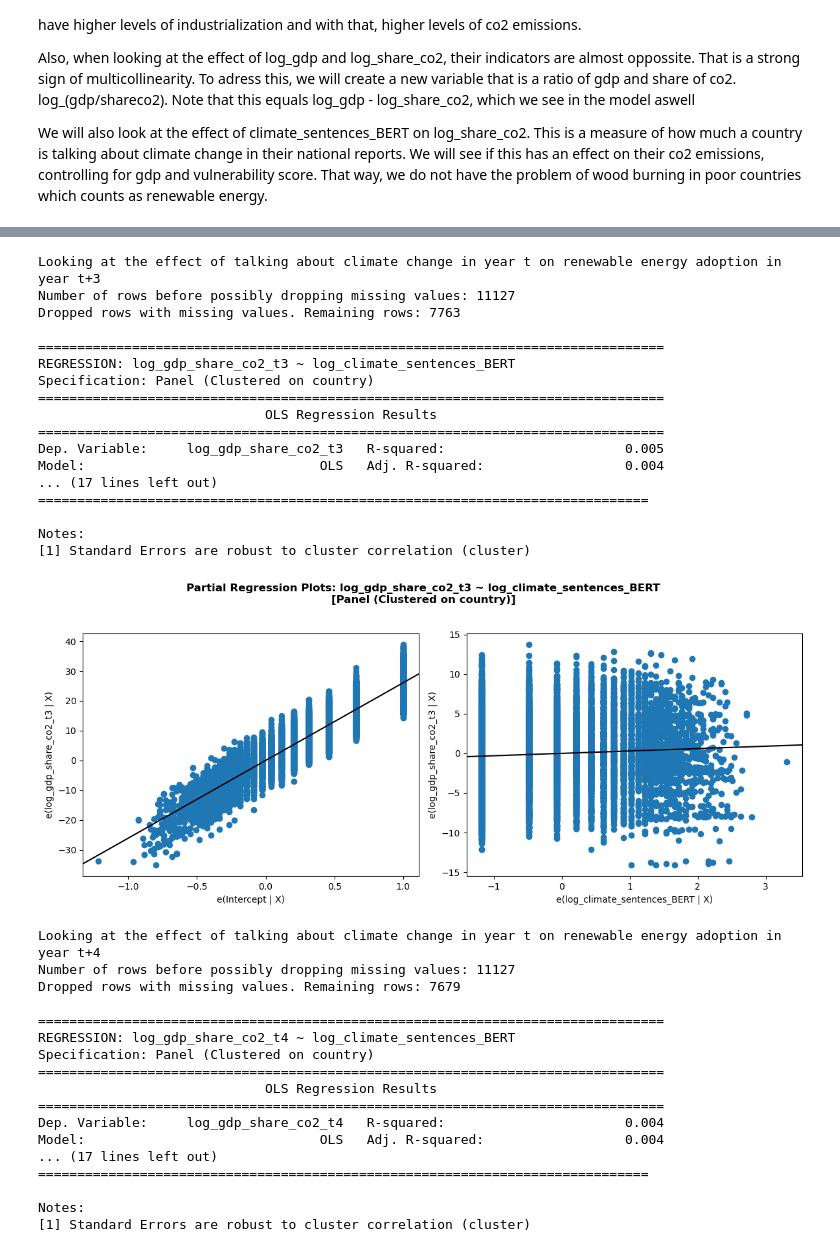
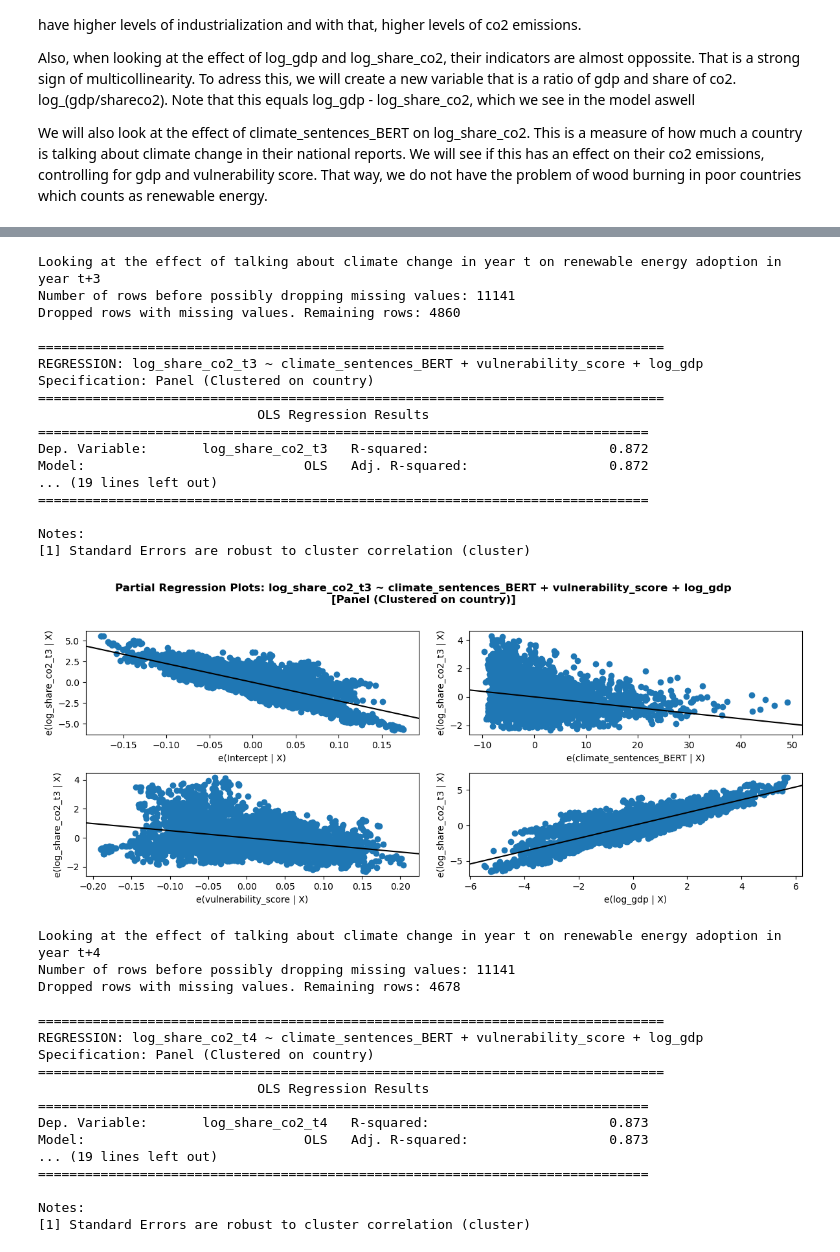
Before and after one commit to jacobgroot/FDS, a Jupyter notebook: analysis.ipynb, the cells around one changed output, grey strips where cells are left out. Cells and saved outputs as stored; diff of their text form; code cells hidden in the pictures.

```diff
--- a/analysis.ipynb
+++ b/analysis.ipynb
@@ -103,6 +103,3 @@ Also, when looking at the effect of log_gdp and log_share_co2, their indicators
 We will also look at the effect of climate_sentences_BERT on log_share_co2. This is a measure of how much a country is talking about climate change in their national reports. We will see if this has an effect on their co2 emissions, controlling for gdp and vulnerability score. That way, we do not have the problem of wood burning in poor countries which counts as renewable energy.
 # %%
 preprocessed_data["log_gdp_share_co2"] = preprocessed_data["log_gdp"] - preprocessed_data["log_share_co2"]
-TARGET_COL = "renew_pct"
-FEATURE_COLS = ["log_gdp_share_co2", "vulnerability_score", "climate_sentences_BERT"]
-run_ols_regression(preprocessed_data, TARGET_COL, FEATURE_COLS, cluster_col="country", plot_=False)
@@ -128,4 +105,0 @@ Notes:
-# %%
-TARGET_COL = "log_gdp_share_co2"
-FEATURE_COLS = [ "vulnerability_score", "climate_sentences_BERT"]
-run_ols_regression(preprocessed_data, TARGET_COL, FEATURE_COLS, cluster_col="country", plot_=False)
@@ -173,39 +128,39 @@ def run_t_prediction(df_model, t_start, t_end, feature_cols, cluster_col="countr
         print(f"\n\nLooking at the effect of talking about climate change in year t on renewable energy adoption in year t+{n}")
         run_ols_regression(df_model, TARGET_COL, feature_cols, cluster_col=cluster_col, plot_=plot_)
 # %%
-run_t_prediction(preprocessed_data, t_start=3, t_end=5, feature_cols=["log_climate_sentences_BERT"], cluster_col="country", plot_=True, variable_cols=["log_gdp_share_co2"])
+run_t_prediction(preprocessed_data, t_start=3, t_end=5, feature_cols=["climate_sentences_BERT", "vulnerability_score", "log_gdp"], cluster_col="country", plot_=True, variable_cols=["log_share_co2"])
 # %% [output]
 Looking at the effect of talking about climate change in year t on renewable energy adoption in year t+3
-Number of rows before possibly dropping missing values: 11127
-Dropped rows with missing values. Remaining rows: 7763
+Number of rows before possibly dropping missing values: 11141
+Dropped rows with missing values. Remaining rows: 4860
 
 ================================================================================
-REGRESSION: log_gdp_share_co2_t3 ~ log_climate_sentences_BERT
+REGRESSION: log_share_co2_t3 ~ climate_sentences_BERT + vulnerability_score + log_gdp
 Specification: Panel (Clustered on country)
 ================================================================================
-                             OLS Regression Results
-================================================================================
-Dep. Variable:     log_gdp_share_co2_t3   R-squared:                       0.005
-Model:                              OLS   Adj. R-squared:                  0.004
-... (17 lines left out)
+                            OLS Regression Results
+==============================================================================
+Dep. Variable:       log_share_co2_t3   R-squared:                       0.872
+Model:                            OLS   Adj. R-squared:                  0.872
+... (19 lines left out)
 ==============================================================================
 
 Notes:
 [1] Standard Errors are robust to cluster correlation (cluster)
-[figure, old version]
+[figure, new version]
 Looking at the effect of talking about climate change in year t on renewable energy adoption in year t+4
-Number of rows before possibly dropping missing values: 11127
-Dropped rows with missing values. Remaining rows: 7679
+Number of rows before possibly dropping missing values: 11141
+Dropped rows with missing values. Remaining rows: 4678
 
 ================================================================================
-REGRESSION: log_gdp_share_co2_t4 ~ log_climate_sentences_BERT
+REGRESSION: log_share_co2_t4 ~ climate_sentences_BERT + vulnerability_score + log_gdp
 Specification: Panel (Clustered on country)
 ================================================================================
-                             OLS Regression Results
-================================================================================
-Dep. Variable:     log_gdp_share_co2_t4   R-squared:                       0.004
-Model:                              OLS   Adj. R-squared:                  0.004
-... (17 lines left out)
+                            OLS Regression Results
+==============================================================================
+Dep. Variable:       log_share_co2_t4   R-squared:                       0.873
+Model:                            OLS   Adj. R-squared:                  0.873
+... (19 lines left out)
 ==============================================================================
 
 Notes:
```
Also changed, not shown: parts of 5 cells of this notebook.
